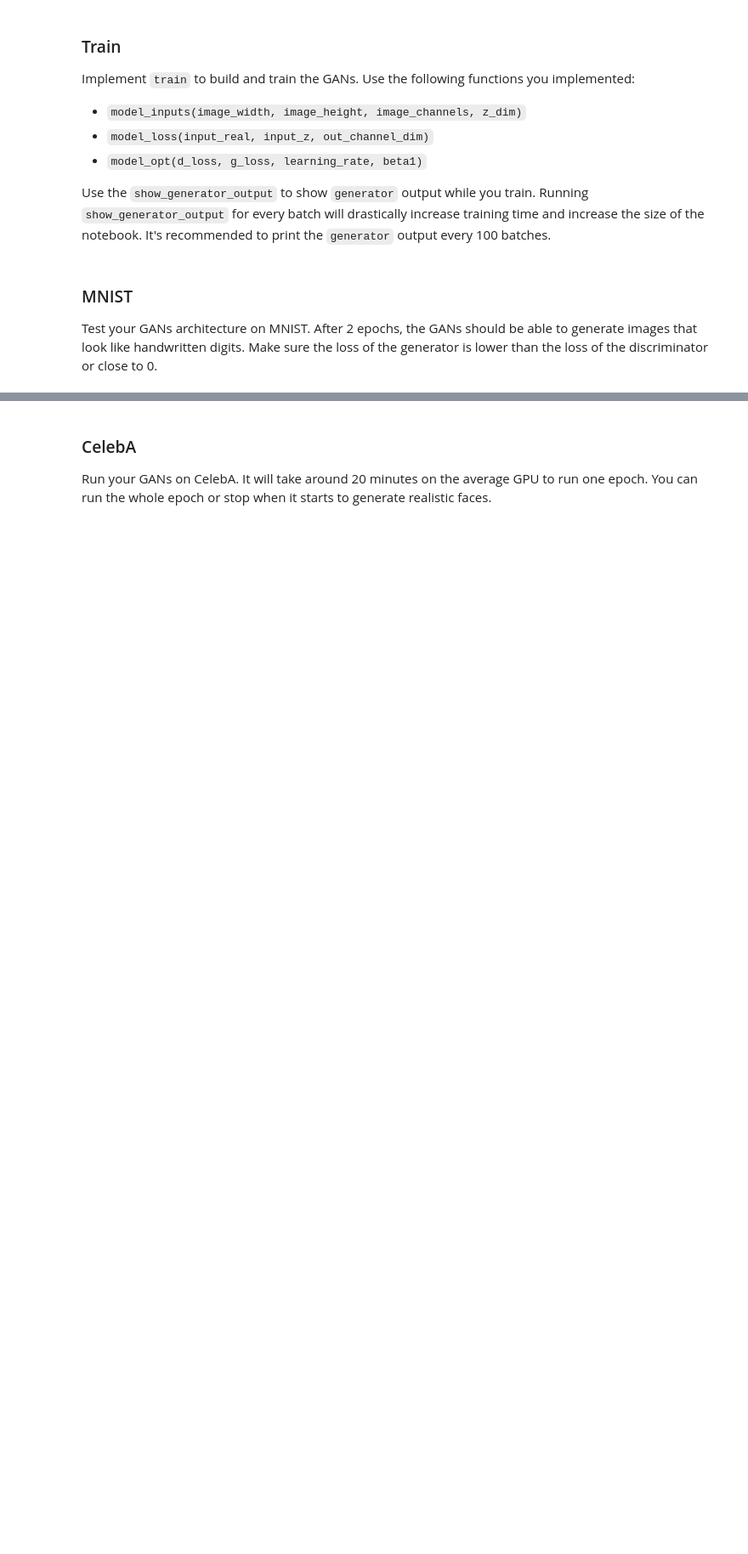
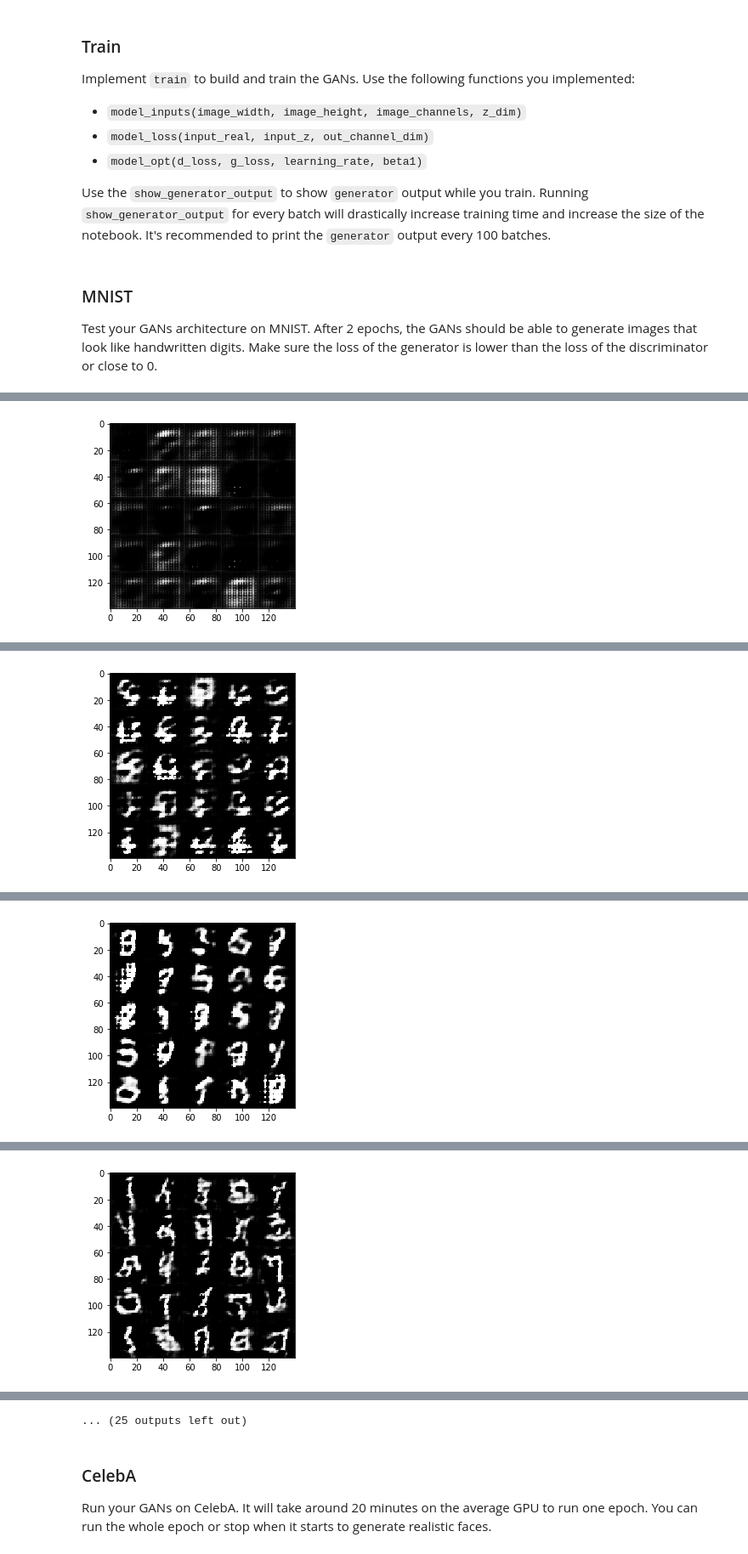
Before and after one commit to akshaybhatia10/Generate-Faces, a Jupyter notebook: dlnd_face_generation.ipynb, the cells around one changed output, grey strips where cells are left out. Shown at 85% size. Saved outputs shown, nothing was run; the diff lists cells and outputs as text; code cells hidden in the pictures; blank space fills up the shorter version.

```diff
--- a/dlnd_face_generation.ipynb
+++ b/dlnd_face_generation.ipynb
@@ -250,22 +334,55 @@ def train(epoch_count, batch_size, z_dim, learning_rate, beta1, get_batches, dat
     :param data_shape: Shape of the data
     :param data_image_mode: The image mode to use for images ("RGB" or "L")
     """
-    # TODO: Build Model
+    _, image_width, image_height, image_channels = data_shape
 
+    real_inputs, real_z, learning_rate_in = model_inputs(image_width, image_height, image_channels, z_dim)
+    d_loss, g_loss = model_loss(real_inputs, real_z, image_channels)
+    d_opt, g_opt = model_opt(d_loss, g_loss, learning_rate, beta1)
+
+    steps = 0
+
+    print_every = 10
+    show_every = 100
+
+    saver = tf.train.Saver()
 
     with tf.Session() as sess:
         sess.run(tf.global_variables_initializer())
         for epoch_i in range(epoch_count):
             for batch_images in get_batches(batch_size):
-                # TODO: Train Model
+                steps += 1
+
+                batch_images *= 2
+
+                batch_z = np.random.uniform(-1, 1, size=(batch_size, z_dim))
+
+                _ = sess.run(d_opt, feed_dict={ real_inputs: batch_images, real_z: batch_z, learning_rate_in: learning_rate })
+                _ = sess.run(g_opt, feed_dict={ real_z: batch_z, learning_rate_in: learning_rate })
+
+                if steps % print_every == 0:
+                    d_loss_train = d_loss.eval({
+                        real_z: batch_z,
+                        real_inputs: batch_images
+                    })
+                    g_loss_train = g_loss.eval({
+                        real_z: batch_z
+                    })
+
+                    print("Epoch {}/{}...".format(epoch_i+1, epoch_count),
+                         "Discriminator Loss: {:.4f}...".format(d_loss_train),
+                         "Generator Loss: {:.4f}".format(g_loss_train))
+
+                if steps % show_every == 0:
+                    show_generator_output(sess, 25, real_z, image_channels, data_image_mode)
 # %% [markdown]
 ### MNIST
 Test your GANs architecture on MNIST.  After 2 epochs, the GANs should be able to generate images that look like handwritten digits.  Make sure the loss of the generator is lower than the loss of the discriminator or close to 0.
 # %%
-batch_size = None
-z_dim = None
-learning_rate = None
-beta1 = None
+batch_size = 64
+z_dim = 128
+learning_rate = 0.003
+beta1 = 0.5
 
 
 """
@@ -277,3 +394,4 @@ mnist_dataset = helper.Dataset('mnist', glob(os.path.join(data_dir, 'mnist/*.jpg
 with tf.Graph().as_default():
     train(epochs, batch_size, z_dim, learning_rate, beta1, mnist_dataset.get_batches,
           mnist_dataset.shape, mnist_dataset.image_mode)
+# %% [output]
@@ -279,0 +408 @@ with tf.Graph().as_default():
+[figure, added]
@@ -279,0 +419 @@ with tf.Graph().as_default():
+[figure, added]
@@ -279,0 +430 @@ with tf.Graph().as_default():
+[figure, added]
@@ -279,0 +441 @@ with tf.Graph().as_default():
+[figure, added]
@@ -280,3 +464,4 @@ with tf.Graph().as_default():
+... (25 outputs left out)
 # %% [markdown]
 ### CelebA
 Run your GANs on CelebA.  It will take around 20 minutes on the average GPU to run one epoch.  You can run the whole epoch or stop when it starts to generate realistic faces.
```
Also changed, not shown: parts of 11 cells of this notebook.
